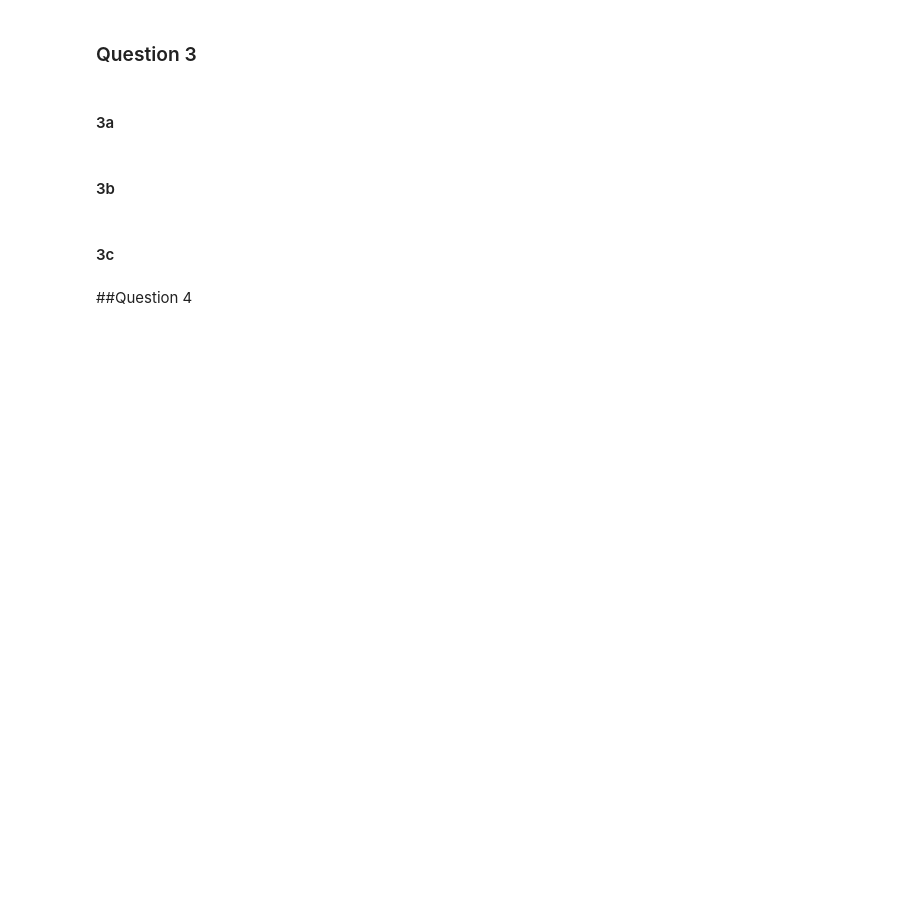
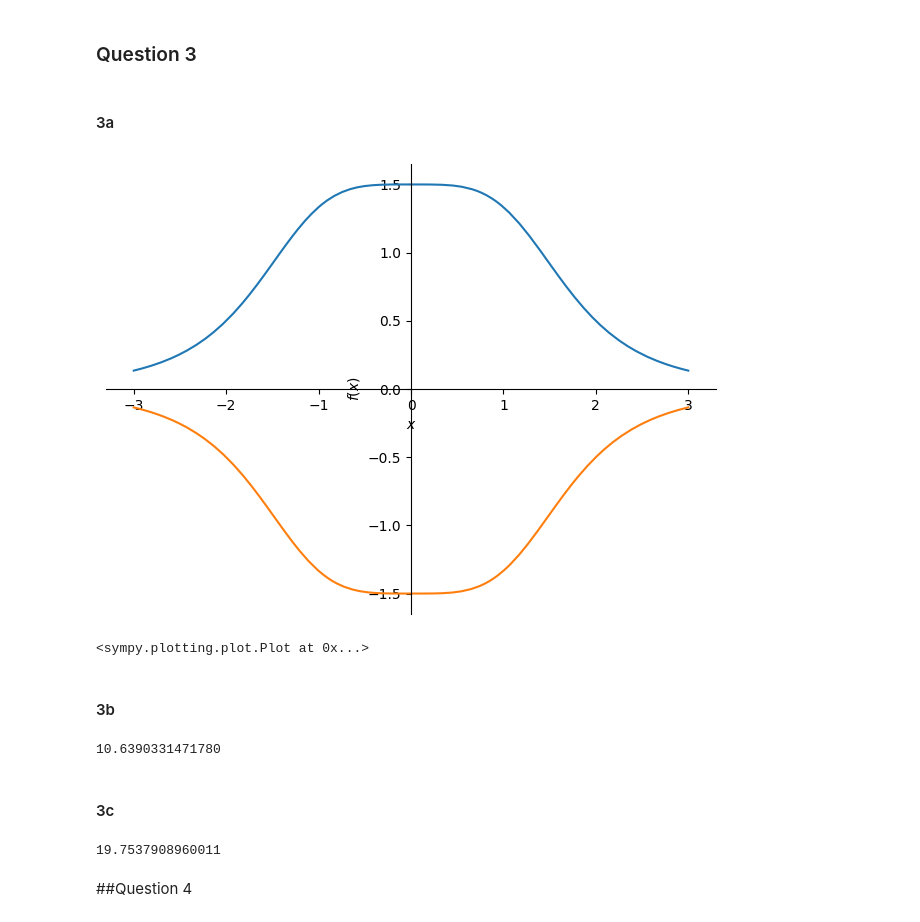
Before and after one commit to kleithegreat/second-brain, a Jupyter notebook: tamu/Spring 2023/MATH 152/Labs/Lab 2/Lab2temp_152.ipynb, the cells around one changed output. Saved outputs shown, nothing was run; the diff lists cells and outputs as text; code cells hidden in the pictures; blank space fills up the shorter version.

```diff
--- a/tamu/Spring 2023/MATH 152/Labs/Lab 2/Lab2temp_152.ipynb
+++ b/tamu/Spring 2023/MATH 152/Labs/Lab 2/Lab2temp_152.ipynb
@@ -35,12 +58,27 @@ from sympy.plotting import (plot,plot_implicit)
 #### 3a
 # %%
 #start code here
+fx = 12 / (8 + x**4)
+
+plot((fx, (x, -3 ,3)), (-1 * fx, (x, -3 ,3)))
+# %% [output]
+[figure, added]
+<sympy.plotting.plot.Plot at 0x...>
 # %% [markdown]
 #### 3b
 # %%
 #start code here
+surfaceArea = integrate(fx, (x, -3, 3)) - integrate(-fx, (x, -3, 3))
+print(N(surfaceArea))
+# %% [output]
+10.6390331471780
 # %% [markdown]
 #### 3c
+# %%
+volume = integrate(pi * fx**2, (x, -3, 3))
+print(N(volume))
+# %% [output]
+19.7537908960011
 # %% [markdown]
 ##Question 4
 # %% [markdown]
```
Also changed, not shown: parts of 9 cells of this notebook, 1 other file.
